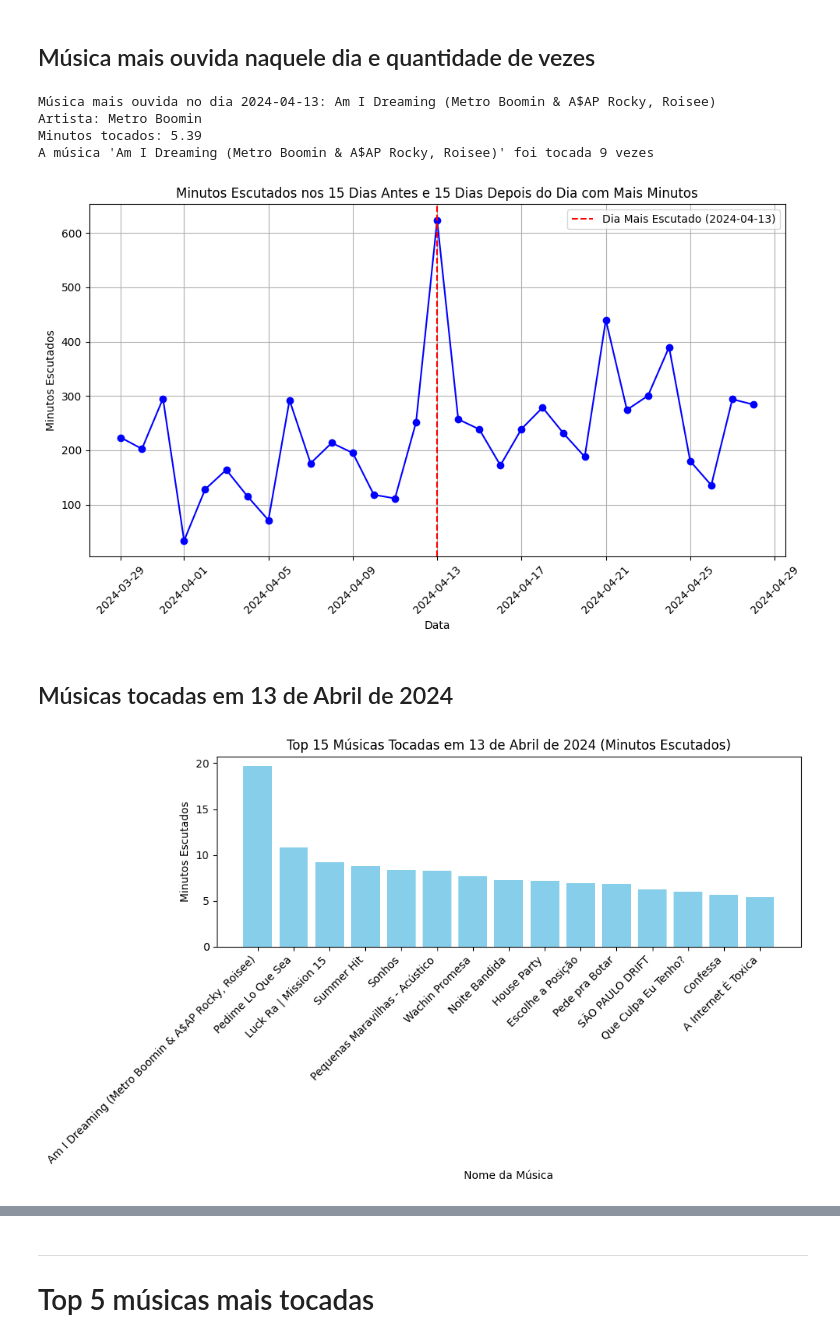
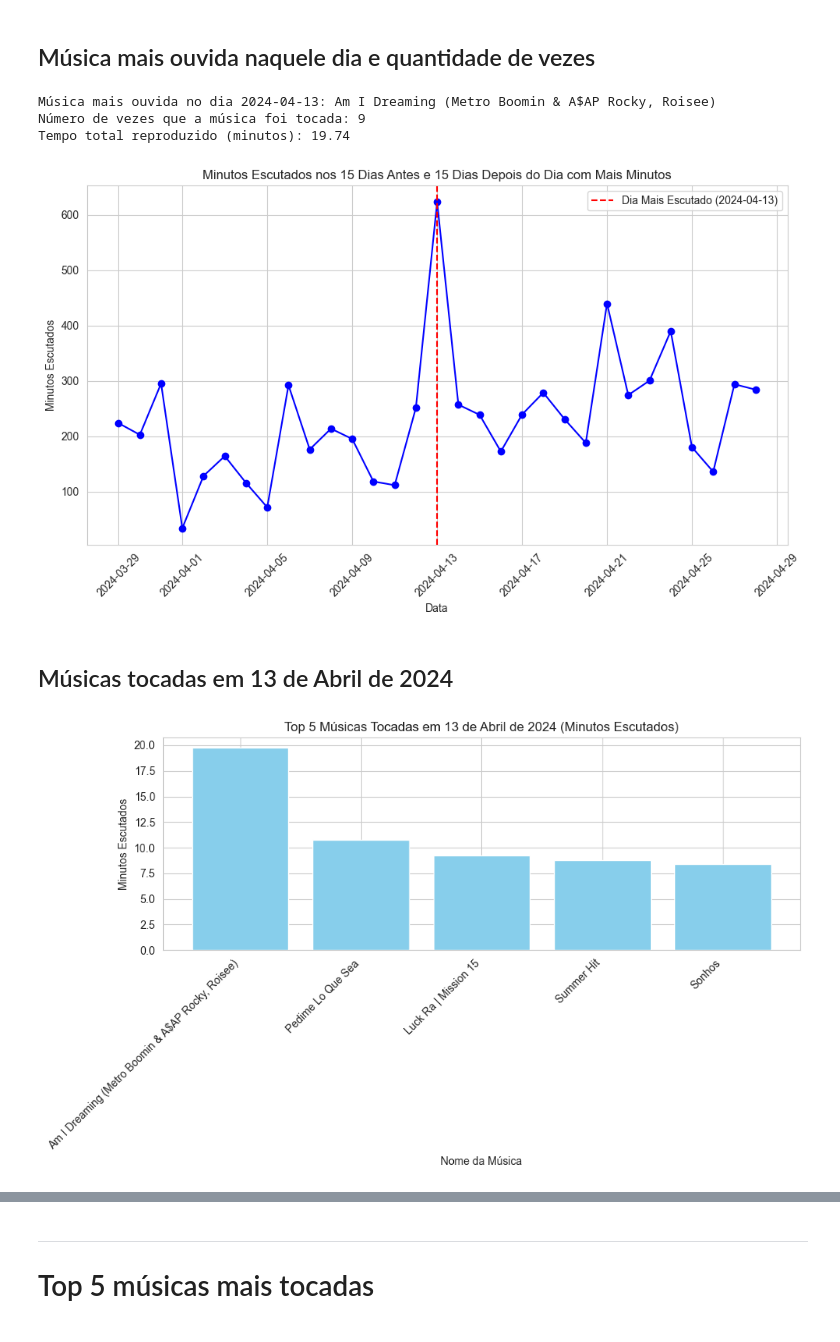
Before and after one commit to hian-stafford/retrospectiva_spotify_2024, a Jupyter notebook: spotify_retrospectiva_2024.ipynb, the cells around one changed output, grey strips where cells are left out. Cells and saved outputs as stored; diff of their text form; code cells hidden in the pictures.

```diff
--- a/spotify_retrospectiva_2024.ipynb
+++ b/spotify_retrospectiva_2024.ipynb
@@ -168,26 +174,28 @@ Total de minutos no dia: 623.23 minutos
 ## Música mais ouvida naquele dia e quantidade de vezes
 # %%
 # Filtrando as linhas do DataFrame para o dia com o maior número de minutos
-df_day_most_minutes = df[df['ts'] == day_with_most_minutes]
+df['ts'] = pd.to_datetime(df['ts'])
+df_day_most_minutes = df[df['ts'].dt.date == day_with_most_minutes]
 
 # Encontrando a música mais ouvida no dia
-most_played_song = df_day_most_minutes.loc[df_day_most_minutes['min_played'].idxmax()]
+most_played_song = df_day_most_minutes['master_metadata_track_name'].value_counts().idxmax()
 
-# Contando quantas vezes a música foi tocada no dia com o maior número de minutos
-play_count = df_day_most_minutes[df_day_most_minutes['master_metadata_track_name'] == most_played_song['master_metadata_track_name']].shape[0]
+# Filtrando as linhas da música mais ouvida
+most_played_song_data = df_day_most_minutes[df_day_most_minutes['master_metadata_track_name'] == most_played_song]
 
-print(f"Música mais ouvida no dia {day_with_most_minutes}: {most_played_song['master_metadata_track_name']}")
-print(f"Artista: {most_played_song['master_metadata_album_artist_name']}")
-print(f"Minutos tocados: {most_played_song['min_played']:.2f}")
-print(f"A música '{most_played_song['master_metadata_track_name']}' foi tocada {play_count} vezes")
+# Contando o número de reproduções e calculando o tempo total
+play_count = most_played_song_data.shape[0]
+total_minutes_played = most_played_song_data['min_played'].sum()
+
+# Imprimindo os resultados
+print(f"Música mais ouvida no dia {day_with_most_minutes}: {most_played_song}")
+print(f"Número de vezes que a música foi tocada: {play_count}")
+print(f"Tempo total reproduzido (minutos): {total_minutes_played:.2f}")
 # %% [output]
 Música mais ouvida no dia 2024-04-13: Am I Dreaming (Metro Boomin & A$AP Rocky, Roisee)
-Artista: Metro Boomin
-Minutos tocados: 5.39
-A música 'Am I Dreaming (Metro Boomin & A$AP Rocky, Roisee)' foi tocada 9 vezes
+Número de vezes que a música foi tocada: 9
+Tempo total reproduzido (minutos): 19.74
 # %%
-df['ts'] = pd.to_datetime(df['ts'])
-
 # Definindo o "days around" (15 dias antes e 15 dias depois)
 days_around = 15
 
@@ -218,37 +226,37 @@ plt.legend()
 plt.tight_layout()
 plt.show()
 # %% [output]
-[figure, old version]
+[figure, new version]
 # %% [markdown]
 ## Músicas tocadas em 13 de Abril de 2024
 # %%
 # Filtrando as músicas tocadas no dia 13 de abril
 day_of_interest = '2024-04-13'
 df_april_13 = df[df['ts'] == day_of_interest]
 
 # Agrupar por nome da música e somar o tempo total de reprodução
 df_top_musicas_april_13 = df_april_13.groupby('master_metadata_track_name')['min_played'].sum().reset_index()
 
 # Ordenar em ordem decrescente pelo tempo total de reprodução
 df_top_musicas_april_13 = df_top_musicas_april_13.sort_values(by='min_played', ascending=False)
 
 # Selecionar apenas as 15 músicas mais tocadas
-df_top_musicas_april_13 = df_top_musicas_april_13.head(15)
+df_top_musicas_april_13 = df_top_musicas_april_13.head(5)
 
 # Plotando as músicas
 plt.figure(figsize=(10, 6))
 plt.bar(df_top_musicas_april_13['master_metadata_track_name'], df_top_musicas_april_13['min_played'], color='skyblue')
 
 # Adicionando título e rótulos aos eixos
-plt.title(f'Top 15 Músicas Tocadas em 13 de Abril de 2024 (Minutos Escutados)')
+plt.title(f'Top 5 Músicas Tocadas em 13 de Abril de 2024 (Minutos Escutados)')
 plt.xlabel('Nome da Música')
 plt.ylabel('Minutos Escutados')
 
 # Rotacionando os nomes das músicas no eixo x
 plt.xticks(rotation=45, ha='right')
 
 # Mostrando o gráfico
 plt.tight_layout()
 plt.show()
 # %% [output]
-[figure, old version]
+[figure, new version]
```
Also changed, not shown: parts of 21 cells of this notebook.
